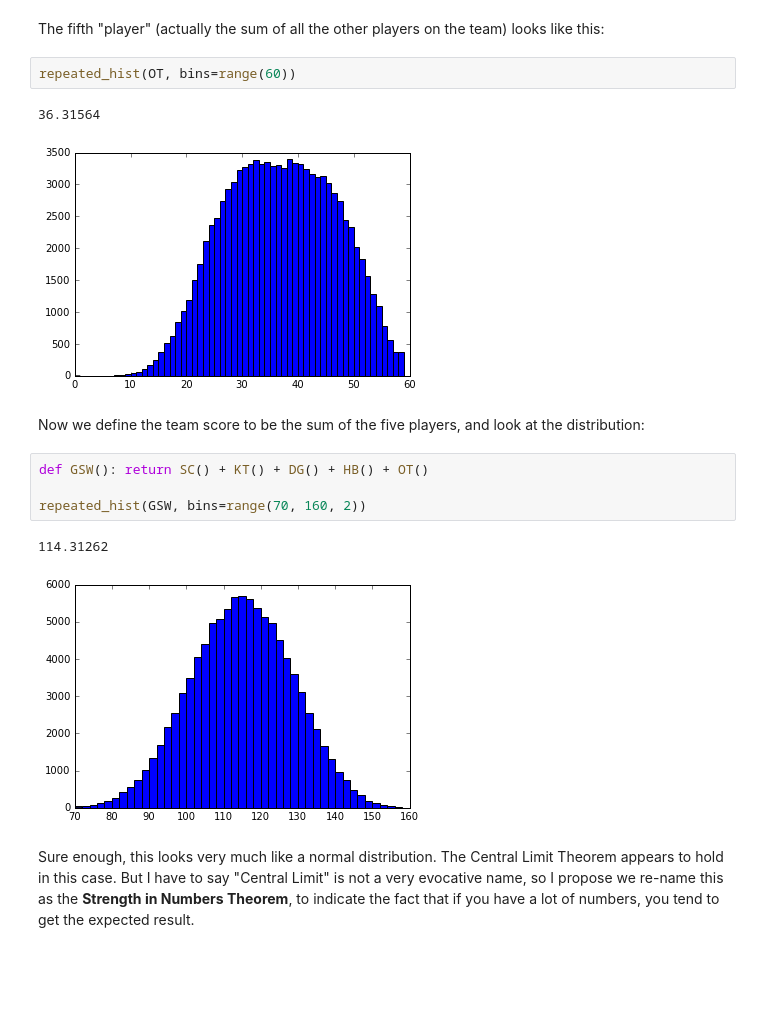
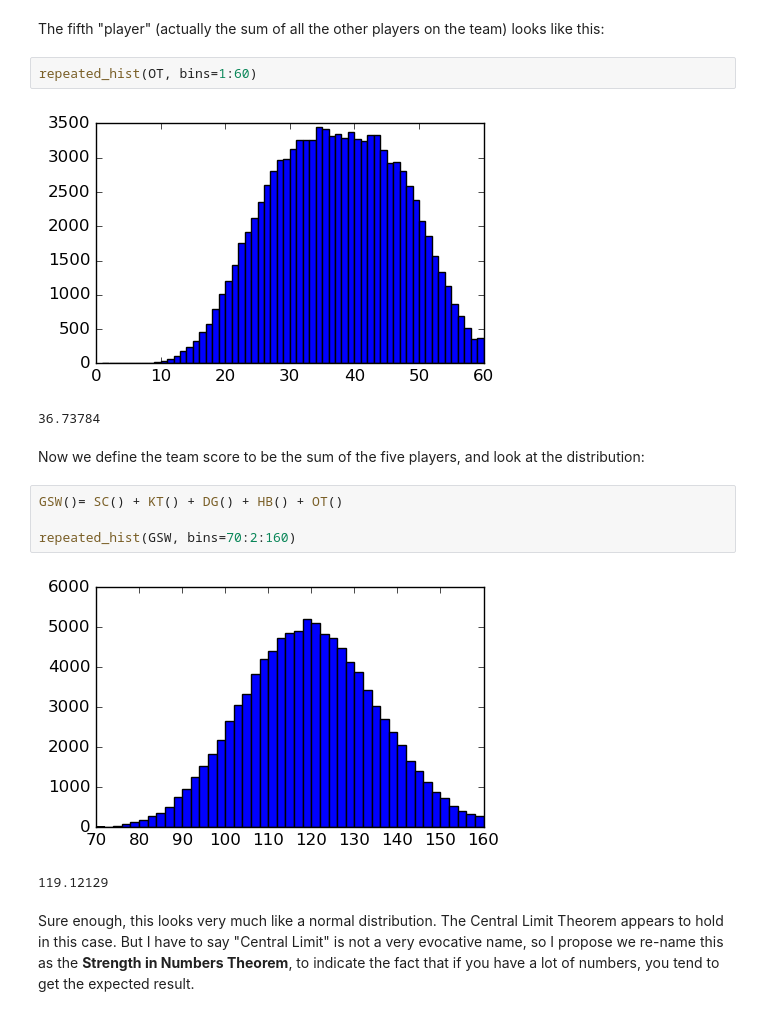
Before and after one commit to mbeltagy/CUModSim, a Jupyter notebook: presentations/W4_Probability_Julia.ipynb, the cells around one changed output. Drawn from its saved outputs; the diff is of its cells as text; blank space fills up the shorter version.

```diff
--- a/presentations/W4_Probability_Julia.ipynb
+++ b/presentations/W4_Probability_Julia.ipynb
@@ -909,19 +931,19 @@ repeated_hist(HB, bins=range(60))
 # %% [markdown]
 The fifth "player" (actually the sum of all the other players on the team) looks like this:
 # %%
-repeated_hist(OT, bins=range(60))
+repeated_hist(OT, bins=1:60)
 # %% [output]
+[figure, new version]
-36.31564
+36.73784
-[figure, old version]
 # %% [markdown]
 Now we define the team score to be the sum of the five players, and look at the distribution:
 # %%
-def GSW(): return SC() + KT() + DG() + HB() + OT()
+GSW()= SC() + KT() + DG() + HB() + OT()
 
-repeated_hist(GSW, bins=range(70, 160, 2))
+repeated_hist(GSW, bins=70:2:160)
 # %% [output]
+[figure, new version]
-114.31262
+119.12129
-[figure, old version]
 # %% [markdown]
 Sure enough, this looks very much like a normal distribution. The Central Limit Theorem appears to hold in this case. But I have to say "Central Limit" is not a very evocative name, so I propose we re-name this as the **Strength in Numbers Theorem**, to indicate the fact that if you have a lot of numbers, you tend to get the expected result.
 # %% [markdown]
```
Also changed, not shown: parts of 46 cells of this notebook.
